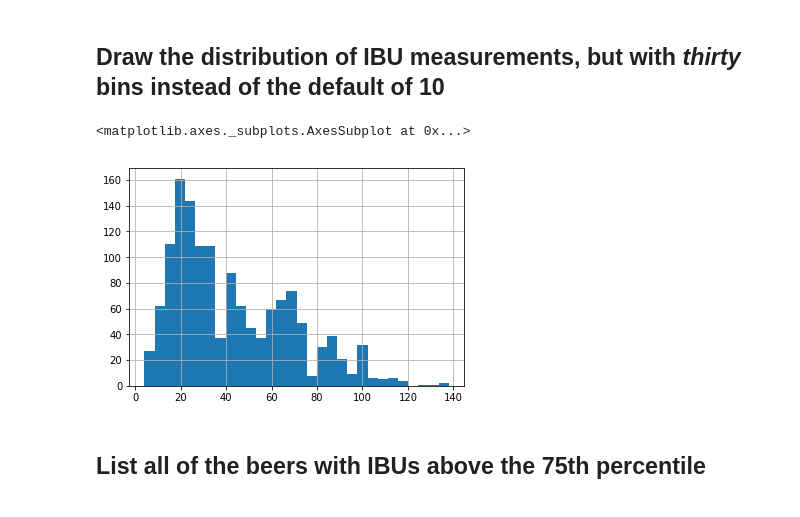
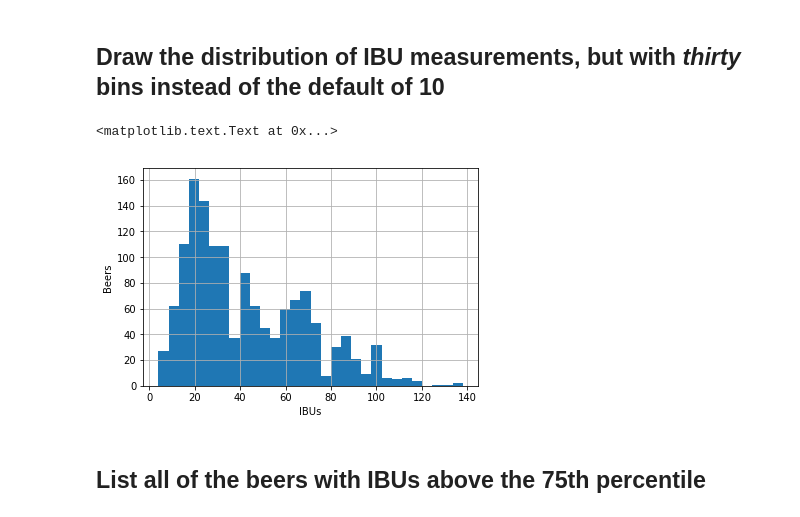
Before and after one commit to mathieulede/foundations, a Jupyter notebook: 06-homework/beer/Dataset ONE - Beer cans.ipynb, the cells around one changed output. Saved outputs shown, nothing was run; the diff lists cells and outputs as text; code cells hidden in the pictures.

```diff
--- a/06-homework/beer/Dataset ONE - Beer cans.ipynb
+++ b/06-homework/beer/Dataset ONE - Beer cans.ipynb
@@ -179,10 +179,12 @@ df['IBUs'].mean()
 # %% [markdown]
 ## Draw the distribution of IBU measurements, but with *thirty* bins instead of the default of 10
 # %%
-df['IBUs'].hist(bins=30)
+graph = df['IBUs'].hist(bins=30)
+graph.set_xlabel('IBUs')
+graph.set_ylabel('Beers')
 # %% [output]
-<matplotlib.axes._subplots.AxesSubplot at 0x...>
+<matplotlib.text.Text at 0x...>
-[figure, old version]
+[figure, new version]
 # %% [markdown]
 ## List all of the beers with IBUs above the 75th percentile
 # %%
```
Also changed, not shown: parts of 7 cells of this notebook, 1 other file.
